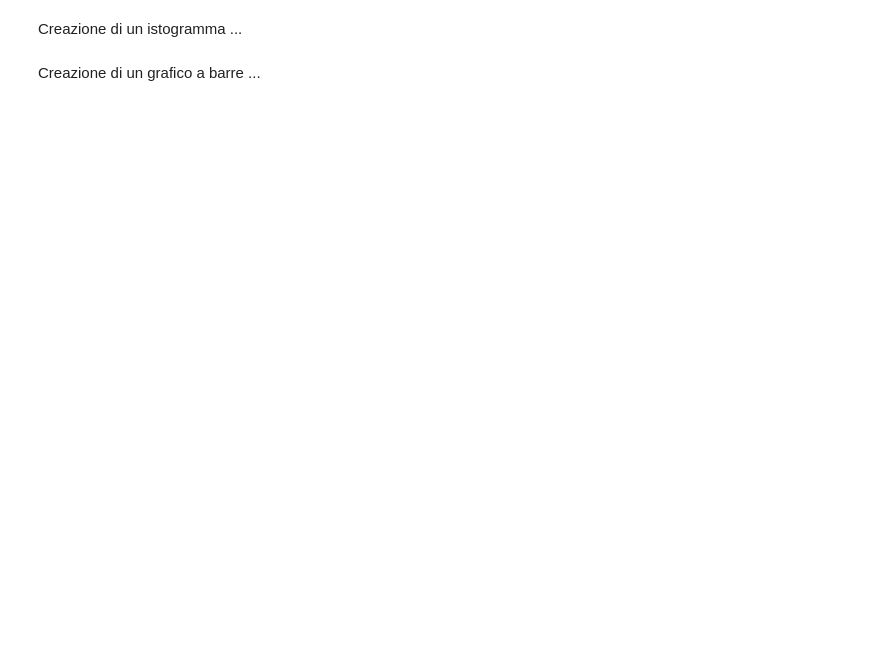
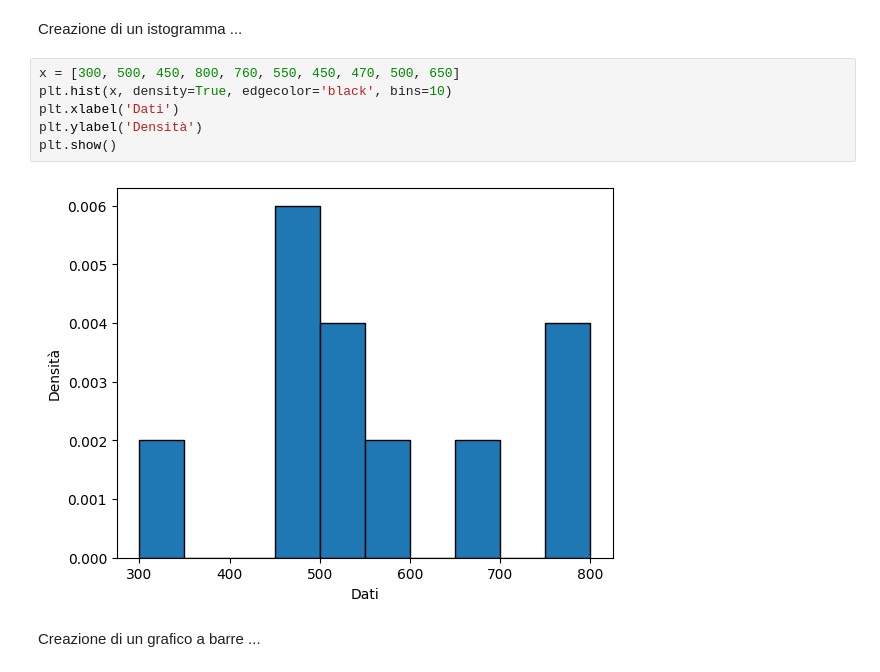
Before and after one commit to emamanni/AnalisiDeiDati_25-26, a Jupyter notebook: 06_LaLibreriaMatplotlib.ipynb, the cells around one changed output. Cells and saved outputs as stored; diff of their text form; blank space fills up the shorter version.

```diff
--- a/06_LaLibreriaMatplotlib.ipynb
+++ b/06_LaLibreriaMatplotlib.ipynb
@@ -13,4 +46,12 @@ Plottare più funzioni ...
 # %% [markdown]
 Creazione di un istogramma ...
+# %%
+x = [300, 500, 450, 800, 760, 550, 450, 470, 500, 650]
+plt.hist(x, density=True, edgecolor='black', bins=10)
+plt.xlabel('Dati')
+plt.ylabel('Densità')
+plt.show()
+# %% [output]
+[figure, added]
 # %% [markdown]
 Creazione di un grafico a barre ...
```
Also changed, not shown: parts of 6 cells of this notebook.
